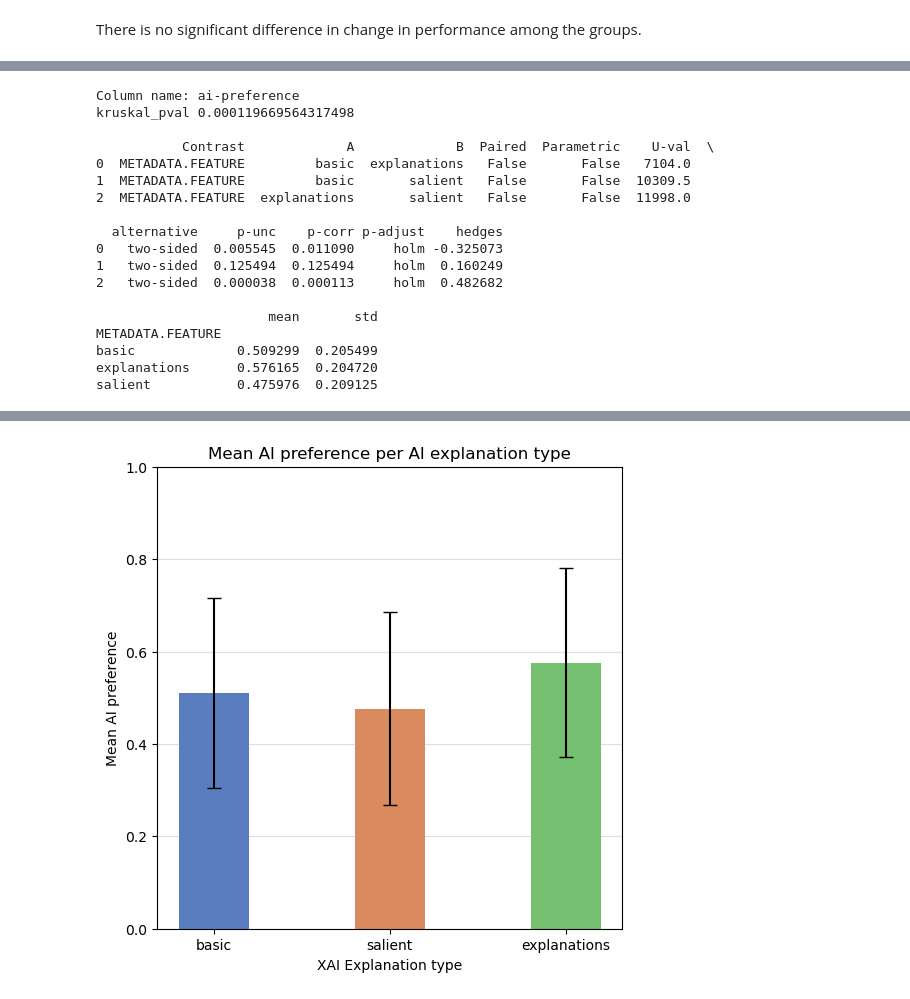
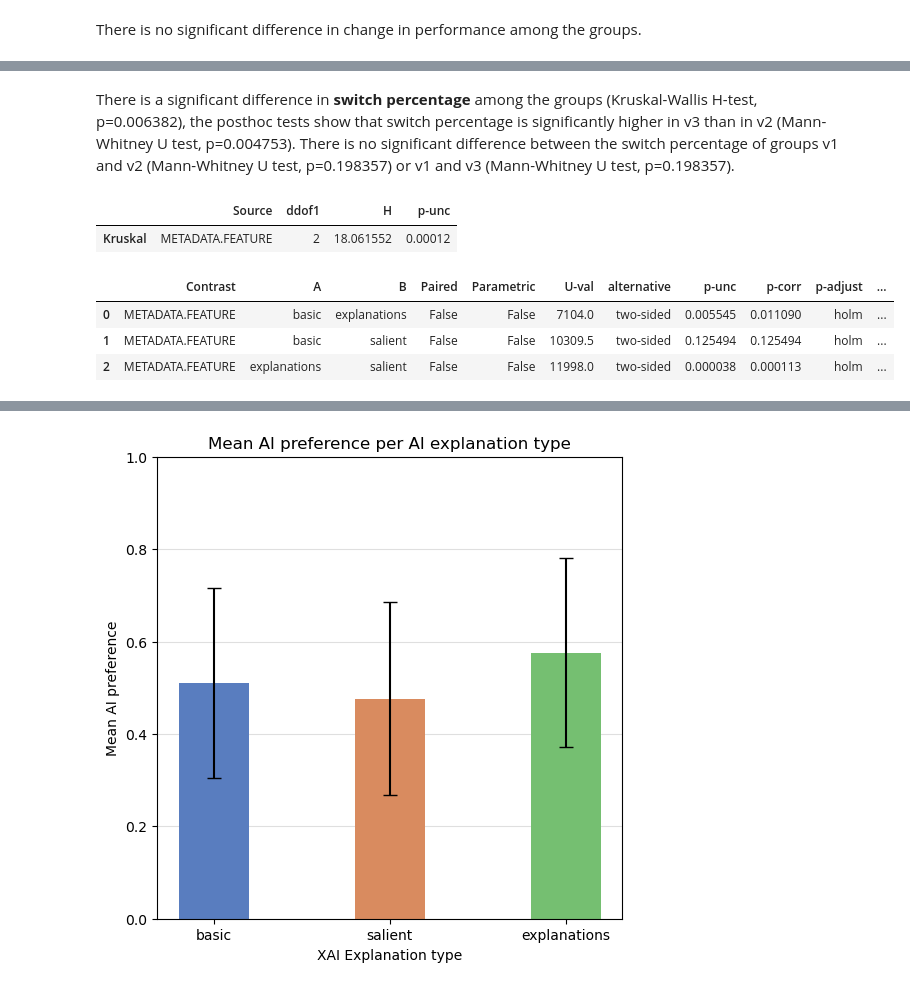
Before and after one commit to csomorbalazs/xai-experiment, a Jupyter notebook: postprocessing/Data_Analysis_XAI.ipynb, the cells around one changed output, grey strips where cells are left out. Cells and saved outputs as stored; diff of their text form; code cells hidden in the pictures.

```diff
--- a/postprocessing/Data_Analysis_XAI.ipynb
+++ b/postprocessing/Data_Analysis_XAI.ipynb
@@ -488,21 +562,16 @@ df["ai-preference"] = df[ai_preference_cols].mean(axis=1)
+# %% [markdown]
+There is a significant difference in **switch percentage** among the groups (Kruskal-Wallis H-test, p=0.006382), the posthoc tests show that switch percentage is significantly higher in v3 than in v2 (Mann-Whitney U test, p=0.004753). There is no significant difference between the switch percentage of groups v1 and v2 (Mann-Whitney U test, p=0.198357) or v1 and v3 (Mann-Whitney U test, p=0.198357).
 # %%
-kruskal, posthoc, stats = perform_kruskal_with_posthoc(df, "ai-preference");
+kruskal, posthoc, stats = perform_kruskal_with_posthoc(df, "ai-preference", print_results=False);
-# %% [output]
-Column name: ai-preference
-kruskal_pval 0.000119669564317498
-
-           Contrast             A             B  Paired  Parametric    U-val  \
-0  METADATA.FEATURE         basic  explanations   False       False   7104.0
-1  METADATA.FEATURE         basic       salient   False       False  10309.5
-2  METADATA.FEATURE  explanations       salient   False       False  11998.0
-
-  alternative     p-unc    p-corr p-adjust    hedges
-0   two-sided  0.005545  0.011090     holm -0.325073
-1   two-sided  0.125494  0.125494     holm  0.160249
-2   two-sided  0.000038  0.000113     holm  0.482682
-
-                      mean       std
-METADATA.FEATURE
-basic             0.509299  0.205499
-explanations      0.576165  0.204720
-salient           0.475976  0.209125
+# %%
+kruskal
+# %% [output]
+|  | Source | ddof1 | H | p-unc |
+| Kruskal | METADATA.FEATURE | 2 | 18.061552 | 0.00012 |
+# %%
+posthoc
+# %% [output]
+|  | Contrast | A | B | Paired | Parametric | U-val | alternative | p-unc | p-corr | p-adjust | ... |
+| 0 | METADATA.FEATURE | basic | explanations | False | False | 7104.0 | two-sided | 0.005545 | 0.011090 | holm | ... |
+| 1 | METADATA.FEATURE | basic | salient | False | False | 10309.5 | two-sided | 0.125494 | 0.125494 | holm | ... |
+| 2 | METADATA.FEATURE | explanations | salient | False | False | 11998.0 | two-sided | 0.000038 | 0.000113 | holm | ... |
```
Also changed, not shown: parts of 31 cells of this notebook.
